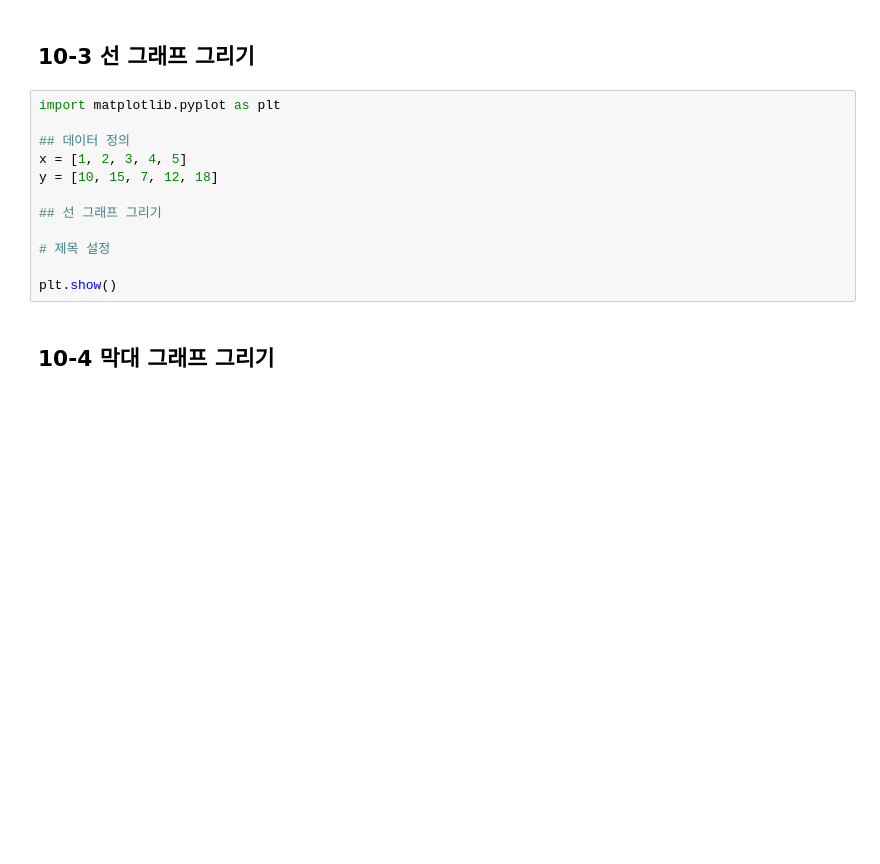
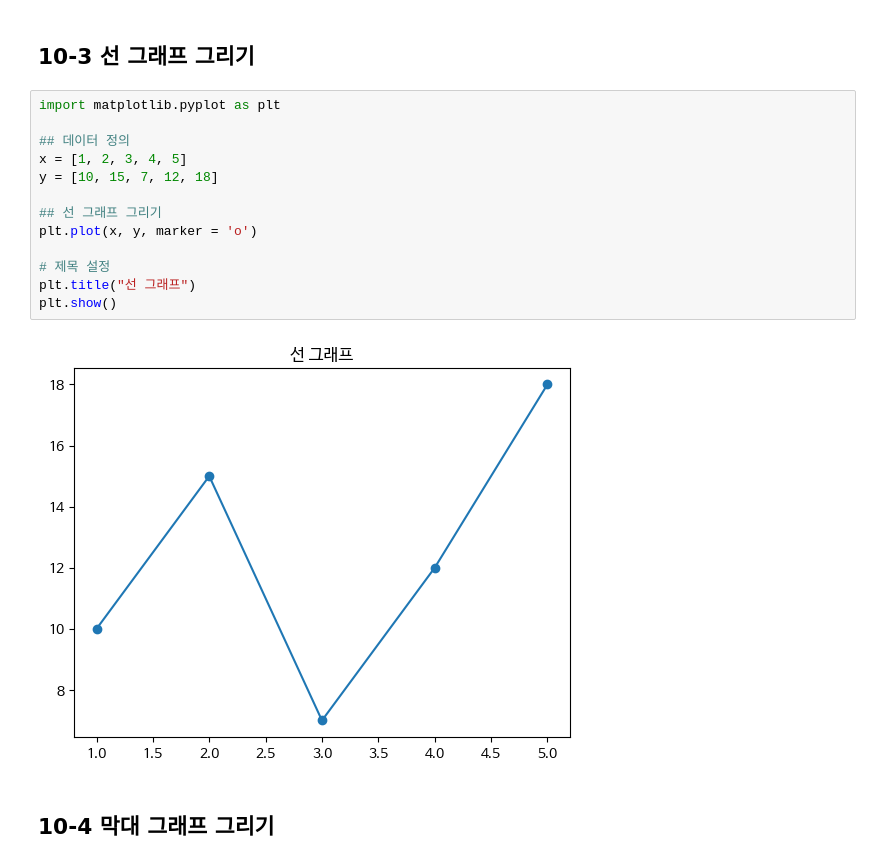
Before and after one commit to akatwinkle/bab_bab, a Jupyter notebook: 오픈소스_데이터_분석_10강.ipynb, the cells around one changed output. Saved outputs shown, nothing was run; the diff lists cells and outputs as text; blank space fills up the shorter version.

```diff
--- a/오픈소스_데이터_분석_10강.ipynb
+++ b/오픈소스_데이터_분석_10강.ipynb
@@ -71,14 +100,17 @@ data = {
 # %%
 import matplotlib.pyplot as plt
 
 ## 데이터 정의
 x = [1, 2, 3, 4, 5]
 y = [10, 15, 7, 12, 18]
 
 ## 선 그래프 그리기
+plt.plot(x, y, marker = 'o')
 
 # 제목 설정
-
+plt.title("선 그래프")
 plt.show()
+# %% [output]
+[figure, added]
 # %% [markdown]
 ## 10-4 막대 그래프 그리기
```
Also changed, not shown: parts of 8 cells of this notebook.
